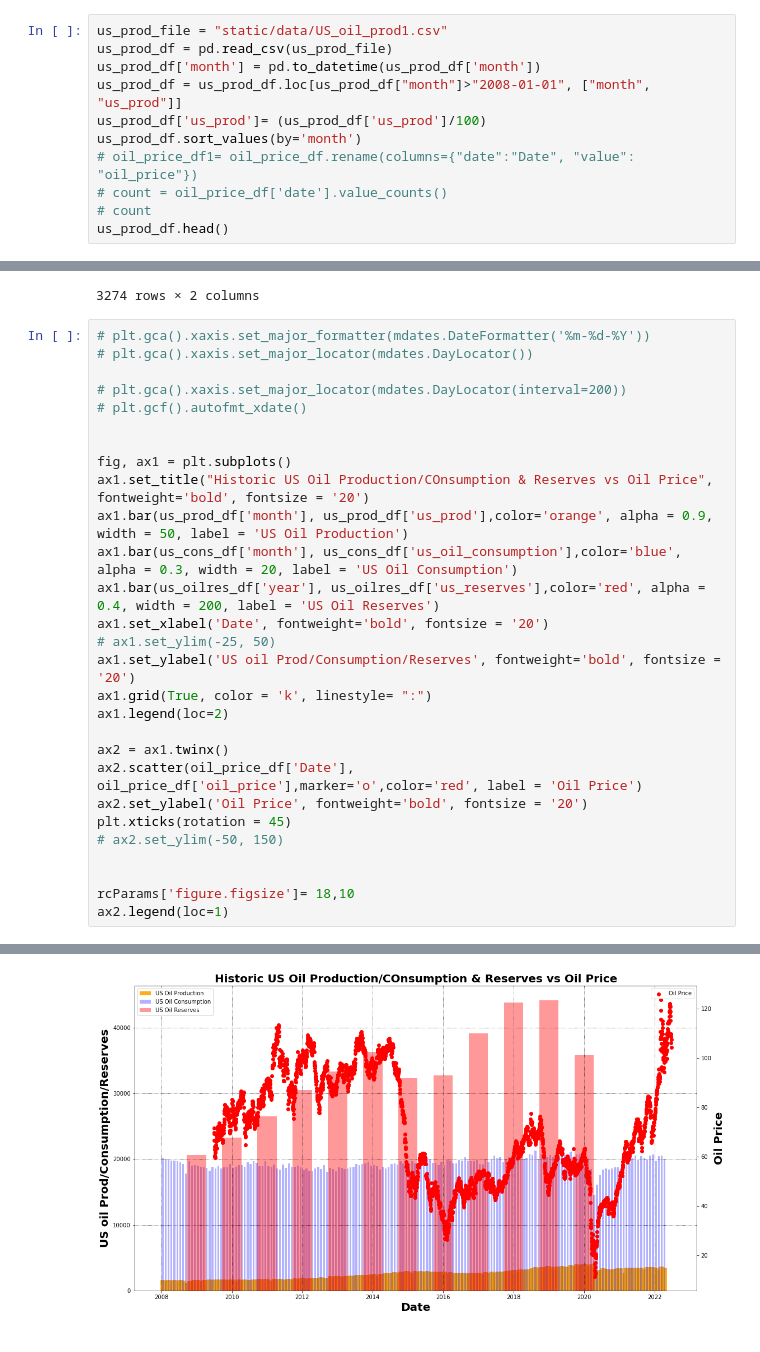
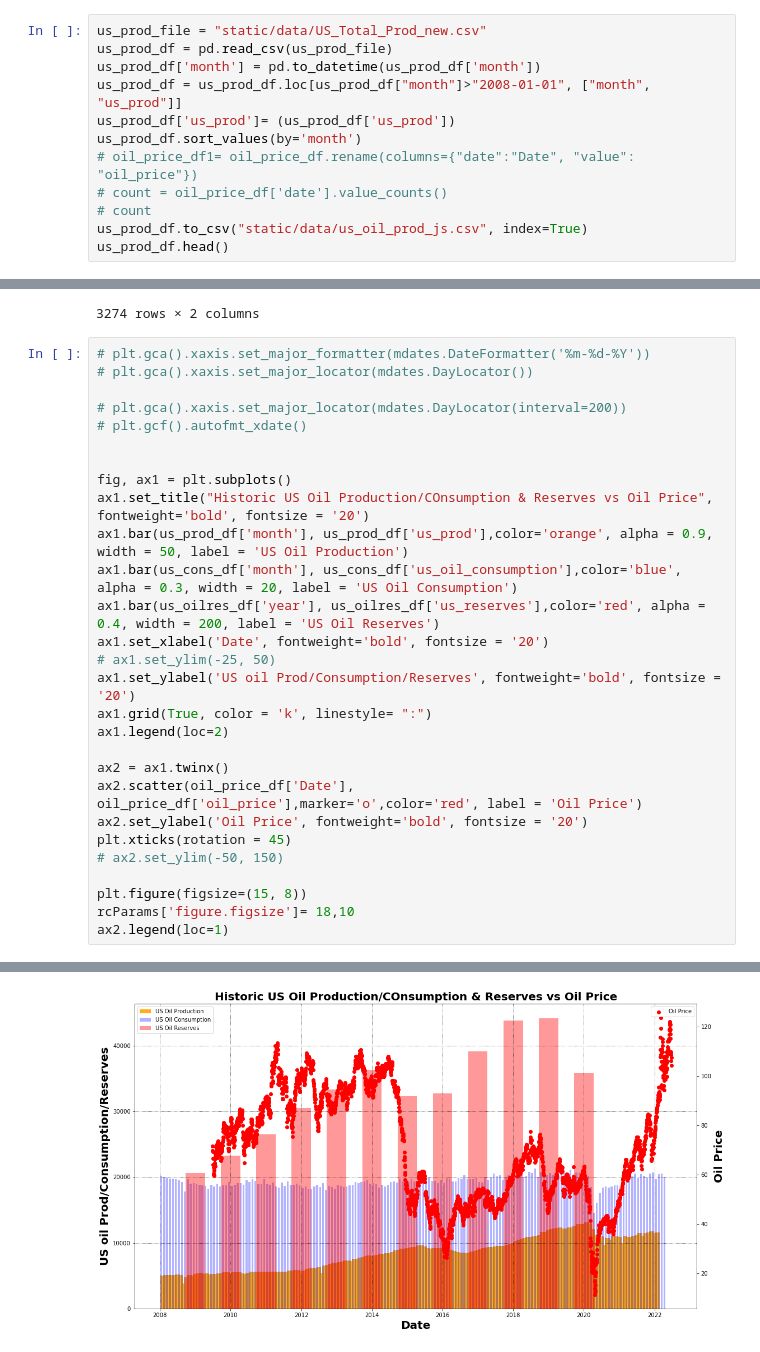
Before and after one commit to jlloydgsu10/Team-Project-3, a Jupyter notebook: code/us_oildata_analys.ipynb, the cells around one changed output, grey strips where cells are left out. Drawn from its saved outputs; the diff is of its cells as text.

```diff
--- a/code/us_oildata_analys.ipynb
+++ b/code/us_oildata_analys.ipynb
@@ -6,15 +6,16 @@ import matplotlib.pyplot as plt
 from matplotlib import rcParams
 import matplotlib.dates as mdates
 # %%
-us_prod_file = "static/data/US_oil_prod1.csv"
+us_prod_file = "static/data/US_Total_Prod_new.csv"
 us_prod_df = pd.read_csv(us_prod_file)
 us_prod_df['month'] = pd.to_datetime(us_prod_df['month'])
 us_prod_df = us_prod_df.loc[us_prod_df["month"]>"2008-01-01", ["month", "us_prod"]]
-us_prod_df['us_prod']= (us_prod_df['us_prod']/100)
+us_prod_df['us_prod']= (us_prod_df['us_prod'])
 us_prod_df.sort_values(by='month')
 # oil_price_df1= oil_price_df.rename(columns={"date":"Date", "value": "oil_price"})
 # count = oil_price_df['date'].value_counts()
 # count
+us_prod_df.to_csv("static/data/us_oil_prod_js.csv", index=True)
 us_prod_df.head()
 # %% [output]
 |  | month | us_prod |
@@ -86,31 +89,31 @@ oil_price_df
 # %%
 # plt.gca().xaxis.set_major_formatter(mdates.DateFormatter('%m-%d-%Y'))
 # plt.gca().xaxis.set_major_locator(mdates.DayLocator())
 
 # plt.gca().xaxis.set_major_locator(mdates.DayLocator(interval=200))
 # plt.gcf().autofmt_xdate()
 
 
 fig, ax1 = plt.subplots()
 ax1.set_title("Historic US Oil Production/COnsumption & Reserves vs Oil Price", fontweight='bold', fontsize = '20')
 ax1.bar(us_prod_df['month'], us_prod_df['us_prod'],color='orange', alpha = 0.9, width = 50, label = 'US Oil Production')
 ax1.bar(us_cons_df['month'], us_cons_df['us_oil_consumption'],color='blue', alpha = 0.3, width = 20, label = 'US Oil Consumption')
 ax1.bar(us_oilres_df['year'], us_oilres_df['us_reserves'],color='red', alpha = 0.4, width = 200, label = 'US Oil Reserves')
 ax1.set_xlabel('Date', fontweight='bold', fontsize = '20')
 # ax1.set_ylim(-25, 50)
 ax1.set_ylabel('US oil Prod/Consumption/Reserves', fontweight='bold', fontsize = '20')
 ax1.grid(True, color = 'k', linestyle= ":")
 ax1.legend(loc=2)
 
 ax2 = ax1.twinx()
 ax2.scatter(oil_price_df['Date'], oil_price_df['oil_price'],marker='o',color='red', label = 'Oil Price')
 ax2.set_ylabel('Oil Price', fontweight='bold', fontsize = '20')
 plt.xticks(rotation = 45)
 # ax2.set_ylim(-50, 150)
 
-
+plt.figure(figsize=(15, 8))
 rcParams['figure.figsize']= 18,10
 ax2.legend(loc=1)
 # %% [output]
 <matplotlib.legend.Legend at 0x...>
-[figure, old version]
+[figure, new version]
```
Also changed, not shown: parts of 4 cells of this notebook, 25 other files.
